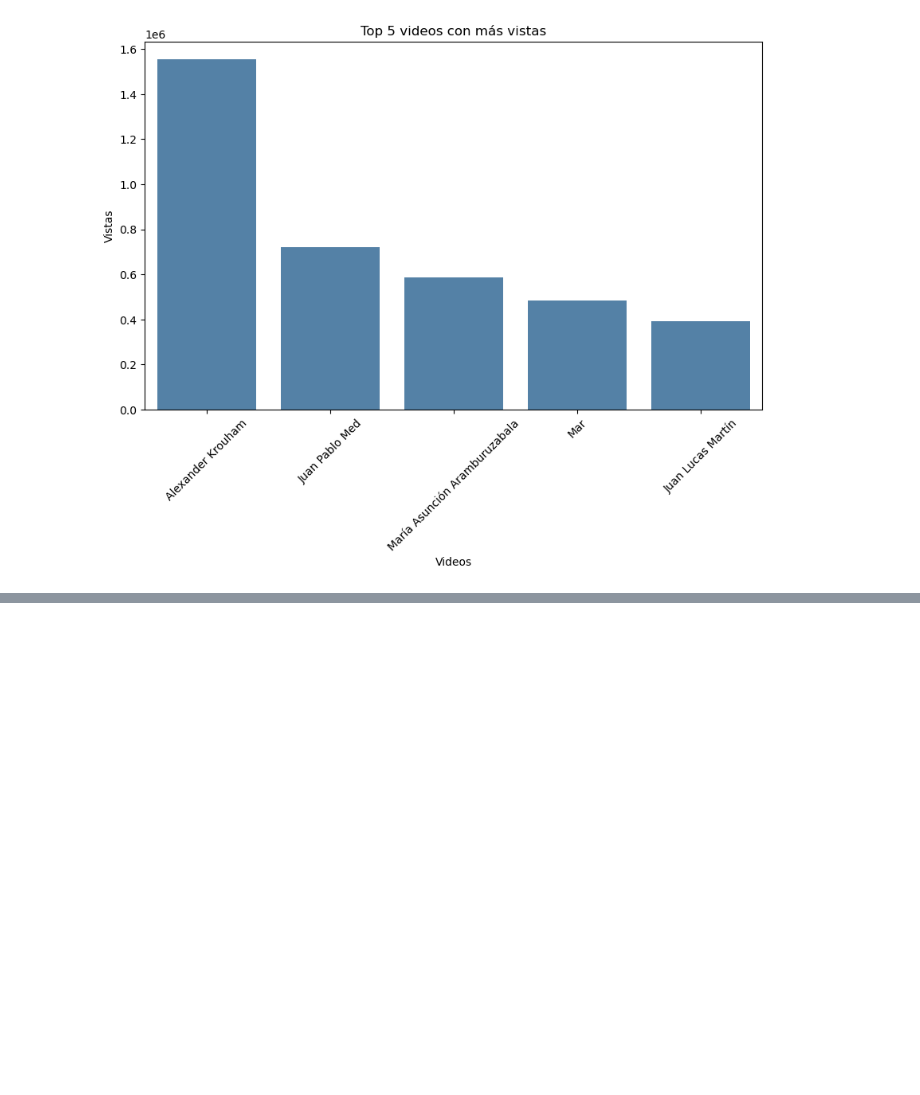
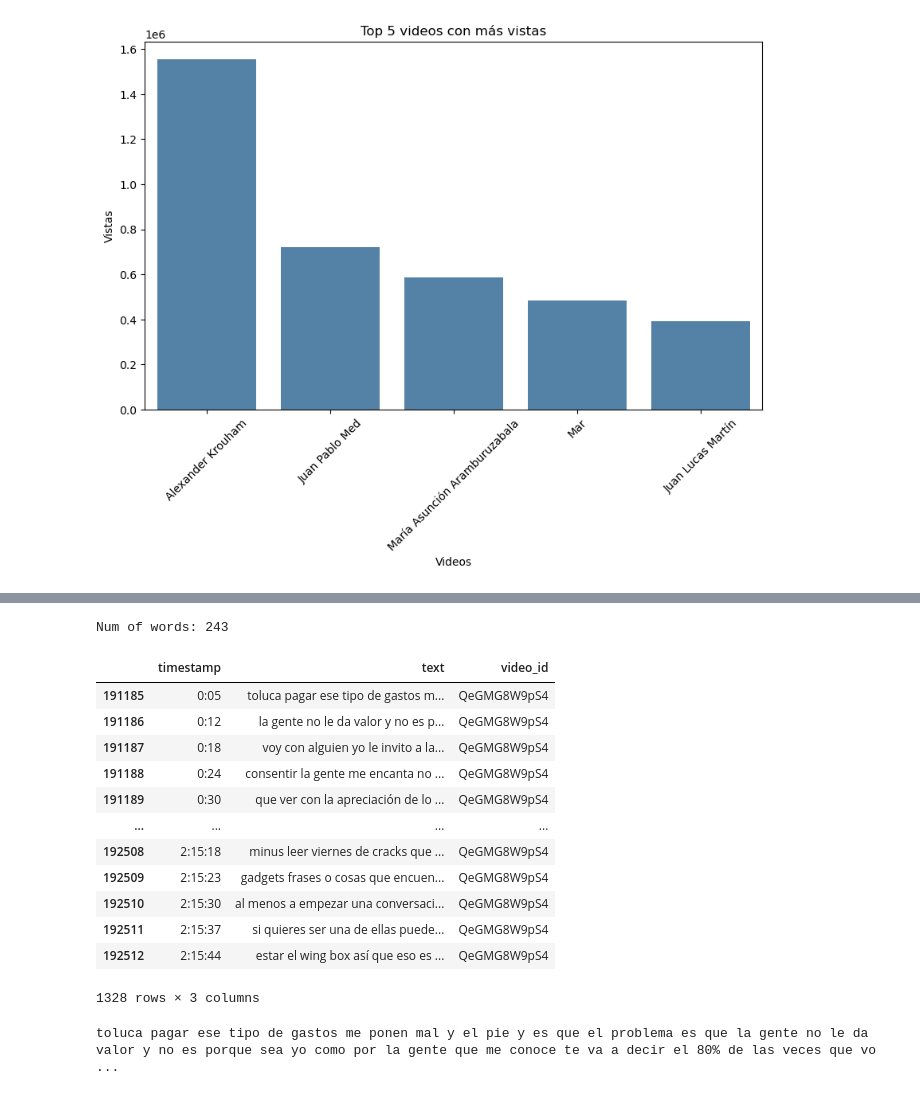
Before and after one commit to romanAVJ/mineria-mcd-itam-proy, a Jupyter notebook: src/notebooks/eda_data.ipynb, the cells around one changed output, grey strips where cells are left out. Cells and saved outputs as stored; diff of their text form; code cells hidden in the pictures; blank space fills up the shorter version.

```diff
--- a/src/notebooks/eda_data.ipynb
+++ b/src/notebooks/eda_data.ipynb
@@ -336,0 +574,30 @@ plt.show()
+# %%
+# num of words
+num_words_combe = df_num_words_description[df_num_words_description.id.isin(df_jorge.id)].num_words.sum()
+print(f"Num of words: {num_words_combe}")
+# %% [output]
+Num of words: 243
+# %%
+# some text from combe
+df_videos_transcripts_combe = df_videos_transcripts.query("video_id in @df_jorge.id")
+df_videos_transcripts_combe
+# %% [output]
+|  | timestamp | text | video_id |
+| 191185 | 0:05 | toluca pagar ese tipo de gastos m... | QeGMG8W9pS4 |
+| 191186 | 0:12 | la gente no le da valor y no es p... | QeGMG8W9pS4 |
+| 191187 | 0:18 | voy con alguien yo le invito a la... | QeGMG8W9pS4 |
+| 191188 | 0:24 | consentir la gente me encanta no ... | QeGMG8W9pS4 |
+| 191189 | 0:30 | que ver con la apreciación de lo ... | QeGMG8W9pS4 |
+| ... | ... | ... | ... |
+| 192508 | 2:15:18 | minus leer viernes de cracks que ... | QeGMG8W9pS4 |
+| 192509 | 2:15:23 | gadgets frases o cosas que encuen... | QeGMG8W9pS4 |
+| 192510 | 2:15:30 | al menos a empezar una conversaci... | QeGMG8W9pS4 |
+| 192511 | 2:15:37 | si quieres ser una de ellas puede... | QeGMG8W9pS4 |
+| 192512 | 2:15:44 | estar el wing box así que eso es ... | QeGMG8W9pS4 |
+1328 rows × 3 columns
+# %%
+# join all the text from combe
+text = " ".join(text for text in df_videos_transcripts_combe.text)
+print(text)
+# %% [output]
+toluca pagar ese tipo de gastos me ponen mal y el pie y es que el problema es que la gente no le da valor y no es porque sea yo como por la gente que me conoce te va a decir el 80% de las veces que vo ...
```
Also changed, not shown: parts of 21 cells of this notebook.
